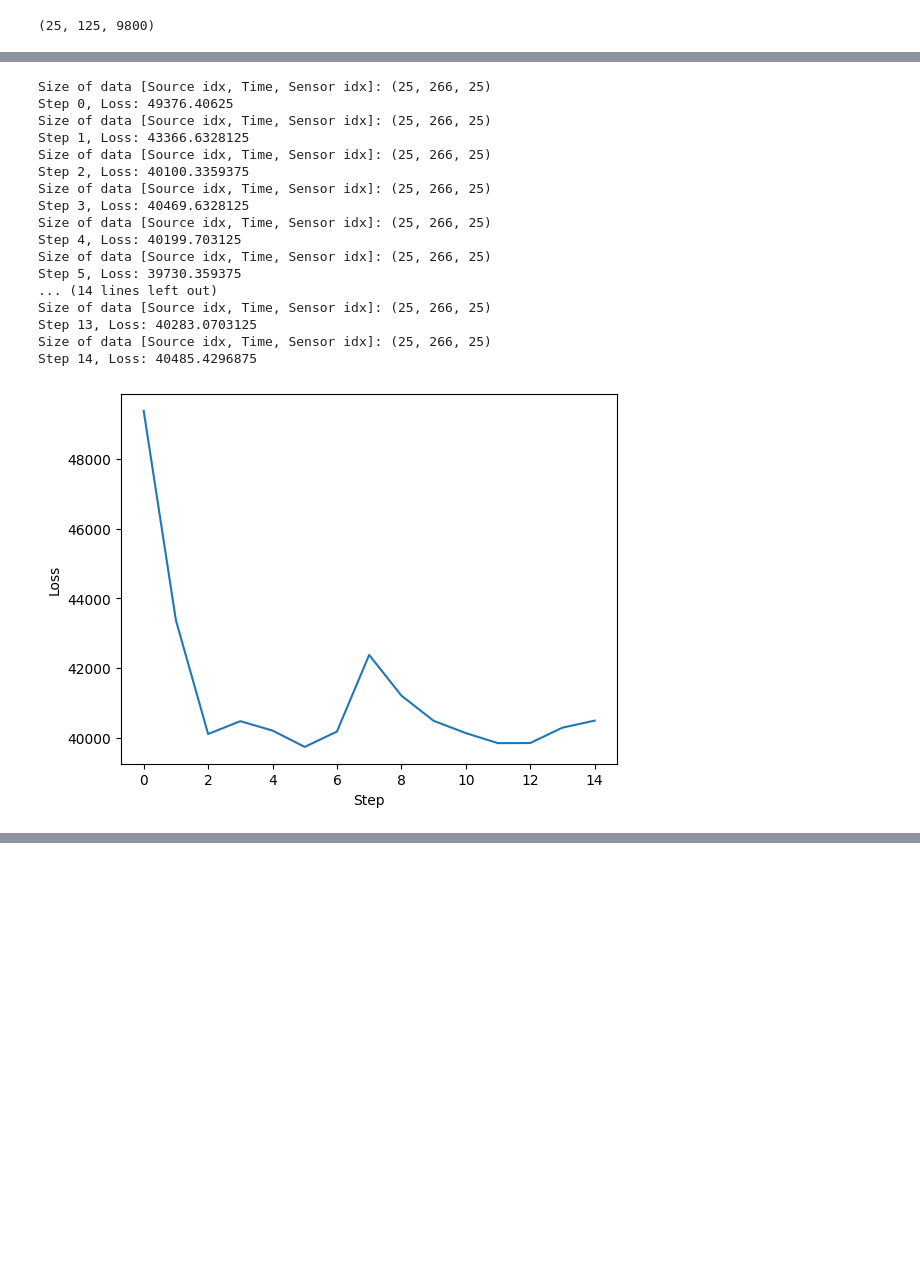
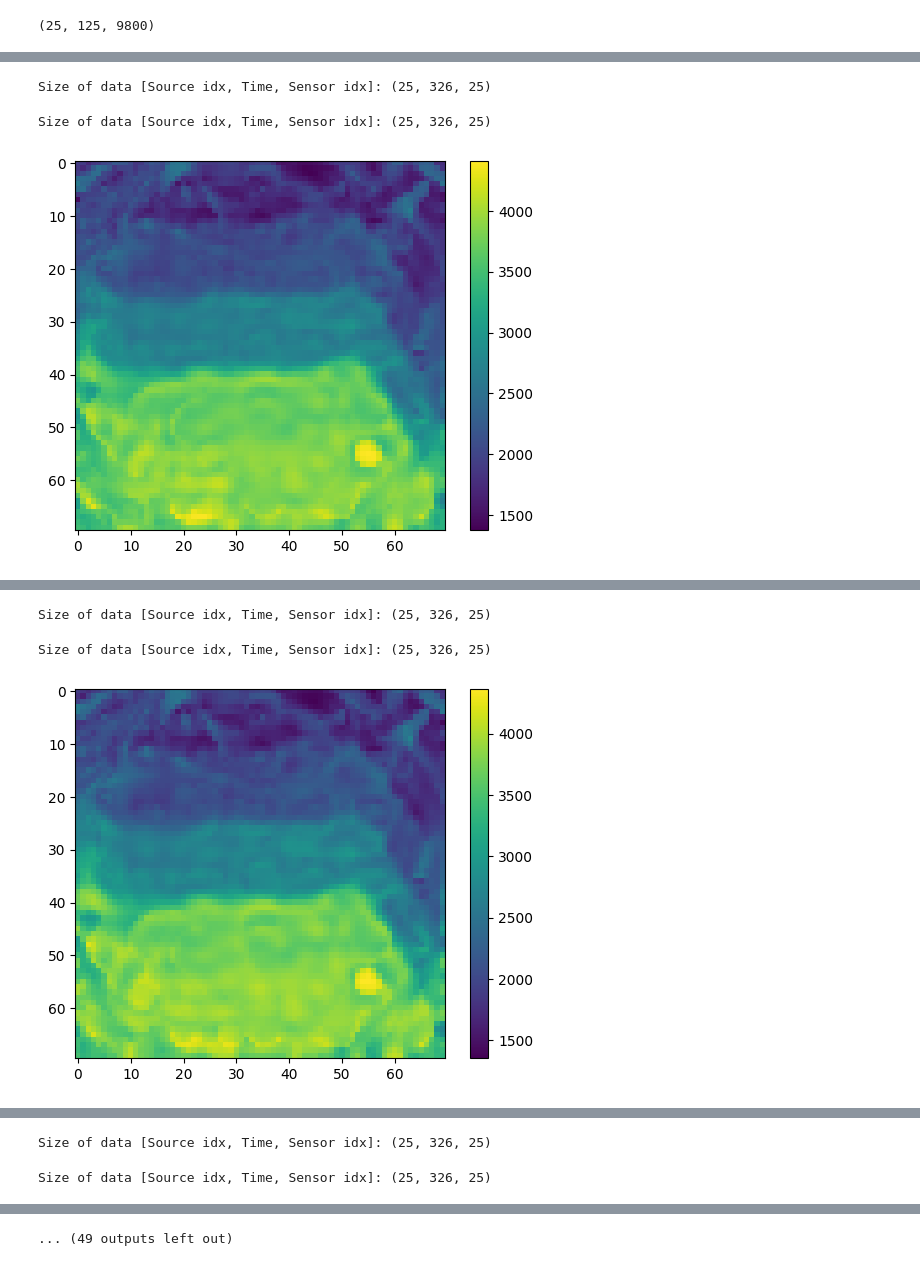
Before and after one commit to armercier/Hybrid-OED, a Jupyter notebook: src/scripts/test_case_D.ipynb, the cells around one changed output, grey strips where cells are left out. Drawn from its saved outputs; the diff is of its cells as text; code cells hidden in the pictures; blank space fills up the shorter version.

```diff
--- a/src/scripts/test_case_D.ipynb
+++ b/src/scripts/test_case_D.ipynb
@@ -15 +3,19 @@
+# %%
+import os
+
+###############################################################################
+# Decide on CPU or GPU here
+use_gpu = False  # Set to False if you want CPU only
+###############################################################################
+
+if use_gpu:
+    # Prevent JAX from preallocating most of the GPU memory
+    os.environ["XLA_PYTHON_CLIENT_PREALLOCATE"] = "false"
+    # Force JAX to use GPU
+    import jax
+    jax.config.update("jax_platform_name", "gpu")
+else:
+    # Force JAX to use CPU
+    import jax
+    jax.config.update("jax_platform_name", "cpu")
 # %%
@@ -84,7 +89,7 @@ model = jnp.load('model1.npy')
 
 print(model.shape)
 
-model_index = 7
+model_index = 84
 
 true_model = model[model_index,0,:,:]
 # true_model = model
@@ -137,8 +142,8 @@ time_axis = TimeAxis.from_medium(medium, cfl=cfl)
 t = time_axis.to_array()
 source_mag = source_mag / time_axis.dt
 
-s1 = source_mag * jnp.sin(2 * jnp.pi * source_freq * t + 100)
-signal = gaussian_window(apply_ramp(s1, time_axis.dt, source_freq), t, 0.5e-2, 1e-2)
+# s1 = source_mag * jnp.sin(2 * jnp.pi * source_freq * t + 100)
+# signal = gaussian_window(apply_ramp(s1, time_axis.dt, source_freq), t, 0.5e-2, 1e-2)
 
 # generate a ricker signal instead of a sinusoidal signal
 
@@ -442,49 +472,40 @@ def train_step(model, criterion_threshold, optimizer, opt_state, x, logs):
 # %%
 
 # Initialize the model and optimizer
 key = jax.random.PRNGKey(42)
 model = FullyConnectedNN(fcn_params["num_sources"], fcn_params["hidden_size"], fcn_params["num_hidden_layers"], key)
 optimizer = optax.adamw(fcn_params["learning_rate"])  # Adam optimizer
 opt_state = optimizer.init(eqx.filter(model, eqx.is_inexact_array))  # Initialize optimizer state
 initial_predictions = model(x)  # Initial predictions
 
-batch_simulations = vmap(single_source_simulation, in_axes=(None, 0))
-p_data = batch_simulations(medium.sound_speed, jnp.arange(num_sources))
+
 
 # Training loop
 num_steps = fcn_params["num_iterations"]
 losses = []
-logs = {"probabilities": [], "masks": []}
+logs = {"probabilities": [], "masks": [], "models": []}
 for step in range(num_steps):
     loss, model, opt_state = train_step(model, criterion_threshold, optimizer, opt_state, x, logs)
     losses.append(loss)
+
+    inverted_model, lossval = fwi(logs["probabilities"][-1])
+
+    plt.figure()
+    plt.imshow(inverted_model)
+    plt.colorbar()
+    plt.show()
 
     if step % 1 == 0:
         print(f"Step {step}, Loss: {loss}")
 
 # Plot the losses
 plt.figure()
 plt.plot(losses)
 plt.xlabel("Step")
 plt.ylabel("Loss")
 plt.show()
 # 2minutes 25 seconds per iteration on macboook for 200 fwi steps
 # %% [output]
-Size of data [Source idx, Time, Sensor idx]: (25, 266, 25)
-Step 0, Loss: 49376.40625
-Size of data [Source idx, Time, Sensor idx]: (25, 266, 25)
-Step 1, Loss: 43366.6328125
-Size of data [Source idx, Time, Sensor idx]: (25, 266, 25)
-Step 2, Loss: 40100.3359375
-Size of data [Source idx, Time, Sensor idx]: (25, 266, 25)
-Step 3, Loss: 40469.6328125
-Size of data [Source idx, Time, Sensor idx]: (25, 266, 25)
-Step 4, Loss: 40199.703125
-Size of data [Source idx, Time, Sensor idx]: (25, 266, 25)
-Step 5, Loss: 39730.359375
-... (14 lines left out)
-Size of data [Source idx, Time, Sensor idx]: (25, 266, 25)
-Step 13, Loss: 40283.0703125
-Size of data [Source idx, Time, Sensor idx]: (25, 266, 25)
-Step 14, Loss: 40485.4296875
+Size of data [Source idx, Time, Sensor idx]: (25, 326, 25)
+Size of data [Source idx, Time, Sensor idx]: (25, 326, 25)
-[figure, old version]
+[figure, new version]
@@ -490,0 +513,3 @@ Step 14, Loss: 40485.4296875
+Size of data [Source idx, Time, Sensor idx]: (25, 326, 25)
+Size of data [Source idx, Time, Sensor idx]: (25, 326, 25)
+[figure, added]
@@ -490,0 +517,2 @@ Step 14, Loss: 40485.4296875
+Size of data [Source idx, Time, Sensor idx]: (25, 326, 25)
+Size of data [Source idx, Time, Sensor idx]: (25, 326, 25)
@@ -491,3 +521,4 @@ Step 14, Loss: 40485.4296875
+... (49 outputs left out)
 # %%
 # Print the first few steps for inspection
 for i, (probs, mask) in enumerate(zip(logs["probabilities"], logs["masks"])):
```
Also changed, not shown: parts of 12 cells of this notebook, 2 other files.
